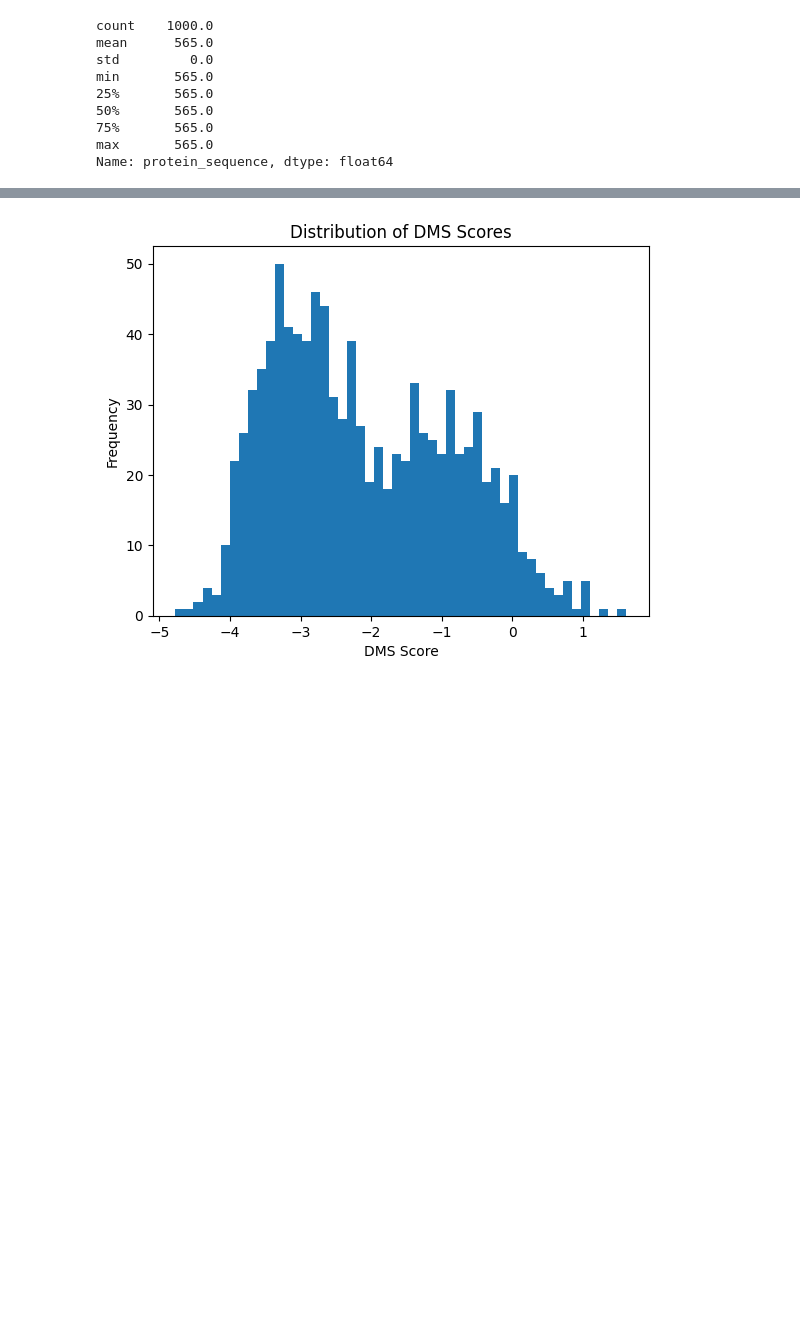
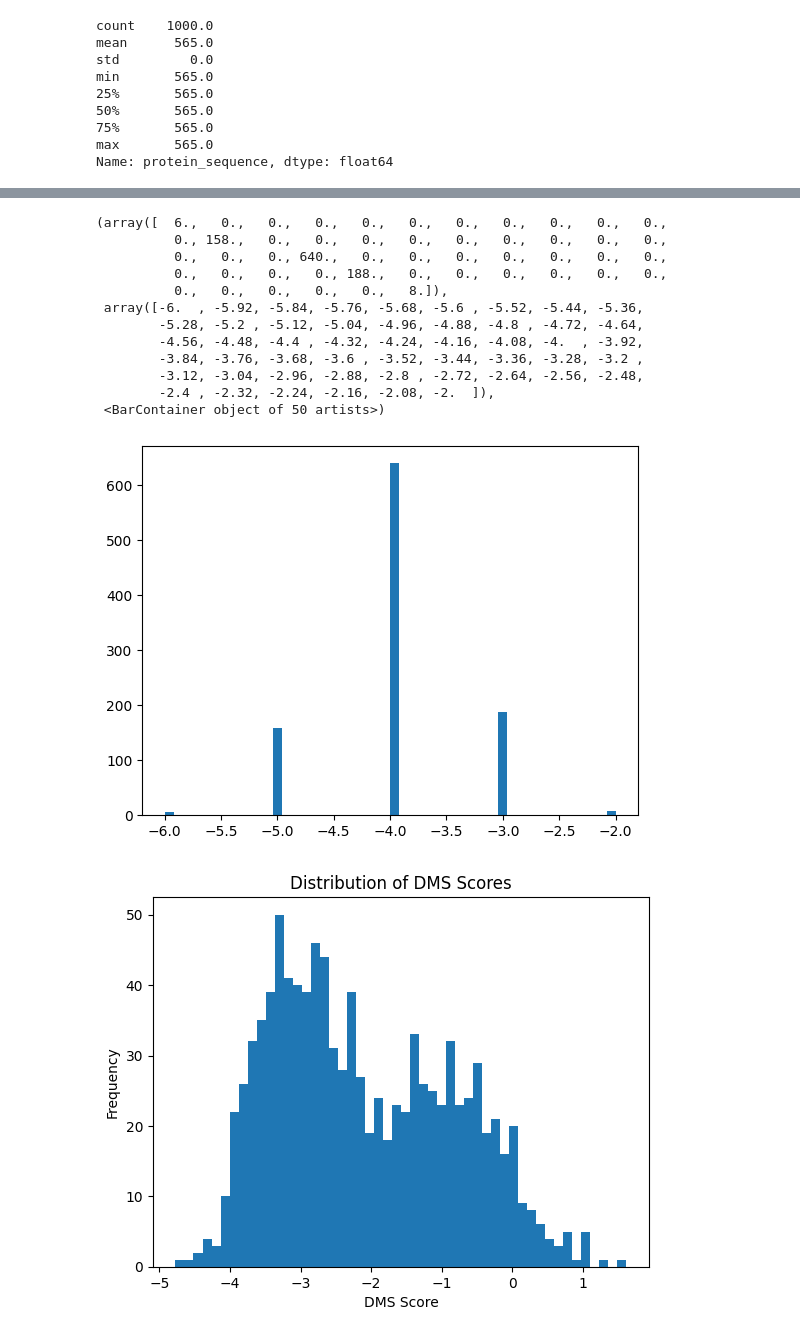
Before and after one commit to mohitpandey92/protein-mlutils, a Jupyter notebook: notebook/1_EDA_2025_07_06.ipynb, the cells around one changed output, grey strips where cells are left out. Cells and saved outputs as stored; diff of their text form; code cells hidden in the pictures; blank space fills up the shorter version.

```diff
--- a/notebook/1_EDA_2025_07_06.ipynb
+++ b/notebook/1_EDA_2025_07_06.ipynb
@@ -42,3 +80,19 @@ Name: protein_sequence, dtype: float64
+# %%
+plt.hist(protein_df["net_charge"], bins=50)
+# %% [output]
+(array([  6.,   0.,   0.,   0.,   0.,   0.,   0.,   0.,   0.,   0.,   0.,
+          0., 158.,   0.,   0.,   0.,   0.,   0.,   0.,   0.,   0.,   0.,
+          0.,   0.,   0., 640.,   0.,   0.,   0.,   0.,   0.,   0.,   0.,
+          0.,   0.,   0.,   0., 188.,   0.,   0.,   0.,   0.,   0.,   0.,
+          0.,   0.,   0.,   0.,   0.,   8.]),
+ array([-6.  , -5.92, -5.84, -5.76, -5.68, -5.6 , -5.52, -5.44, -5.36,
+        -5.28, -5.2 , -5.12, -5.04, -4.96, -4.88, -4.8 , -4.72, -4.64,
+        -4.56, -4.48, -4.4 , -4.32, -4.24, -4.16, -4.08, -4.  , -3.92,
+        -3.84, -3.76, -3.68, -3.6 , -3.52, -3.44, -3.36, -3.28, -3.2 ,
+        -3.12, -3.04, -2.96, -2.88, -2.8 , -2.72, -2.64, -2.56, -2.48,
+        -2.4 , -2.32, -2.24, -2.16, -2.08, -2.  ]),
+ <BarContainer object of 50 artists>)
+[figure, added]
 # %%
 max_length = int(protein_df['protein_sequence'].str.len().max())  # Get the maximum length of the sequences
 sequence_arr = protein_df['protein_sequence'].tolist()
```
Also changed, not shown: parts of 5 cells of this notebook, 1 other file.
